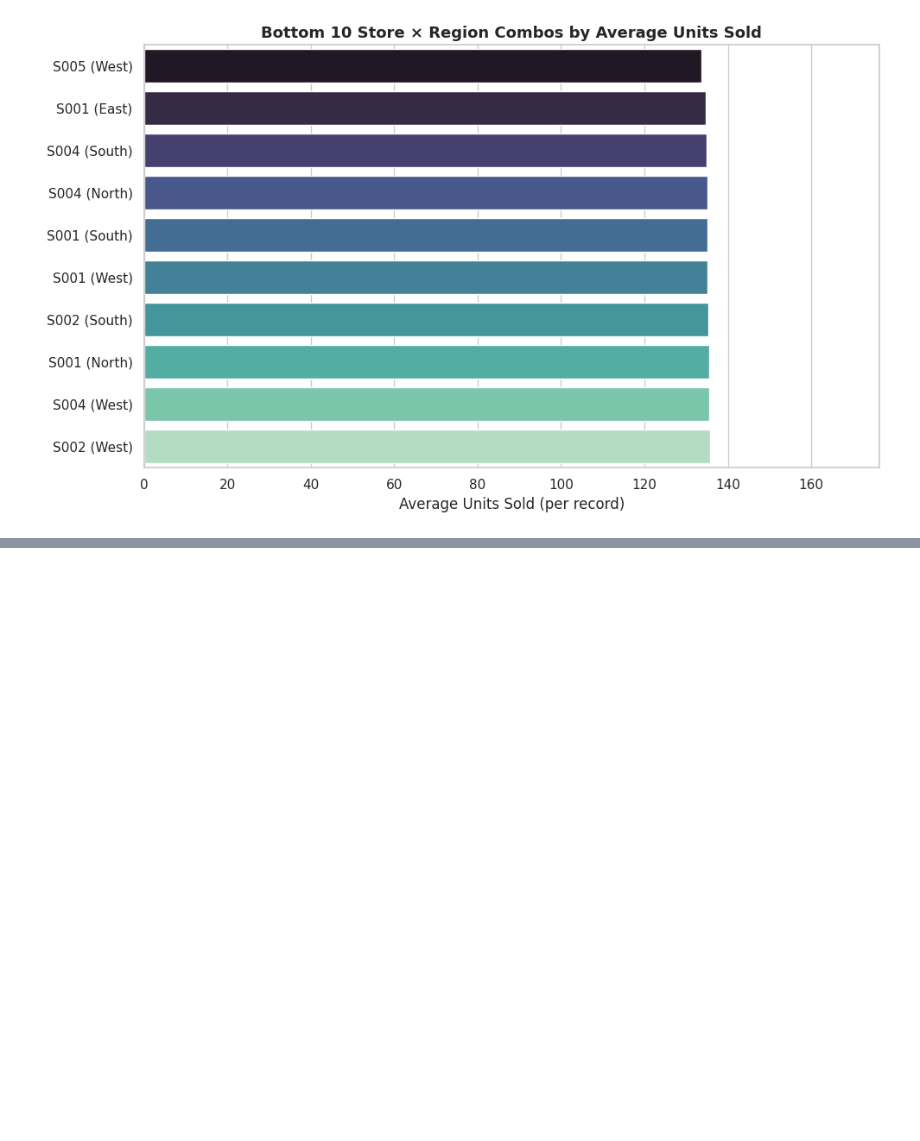
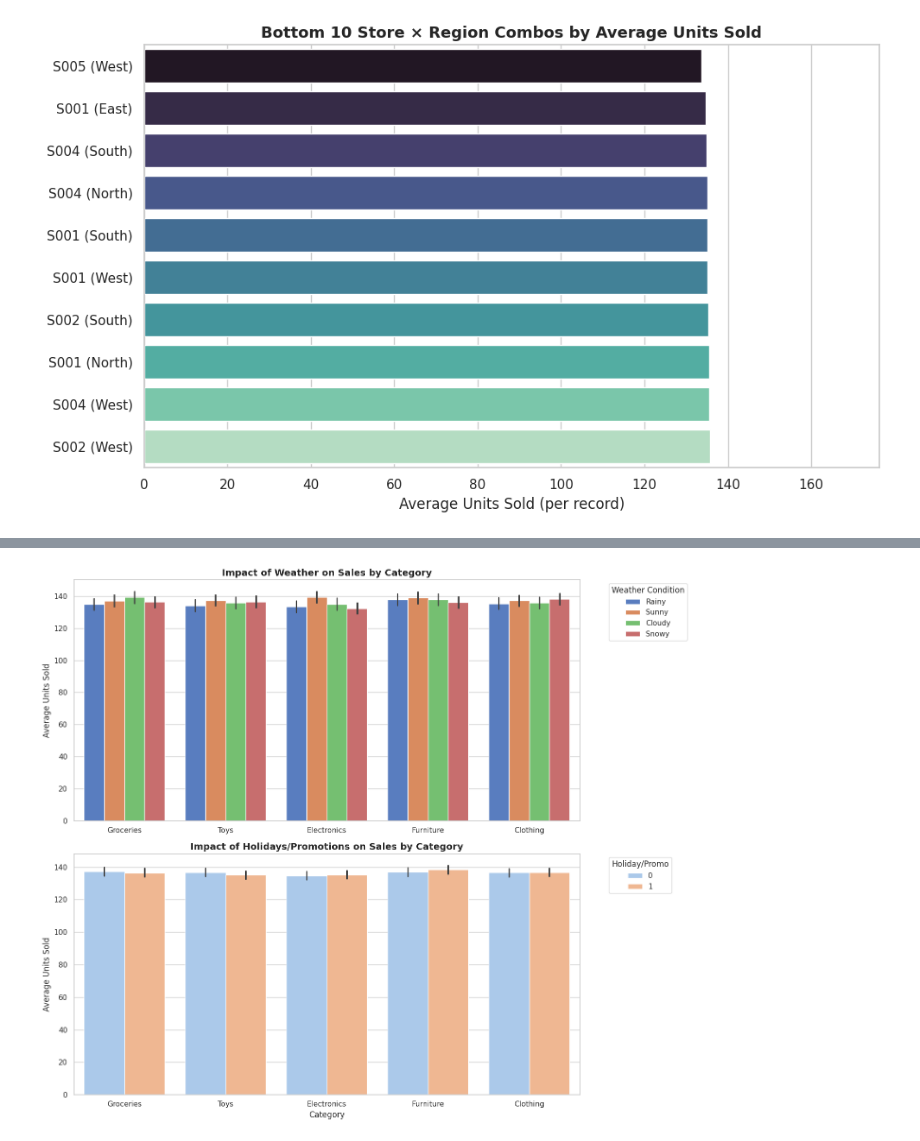
Before and after one commit to lianlianliann/Retail-Demand-Forecasting-Sales-Analysis, a Jupyter notebook: notebooks/01_Data_Cleaning_and_EDA.ipynb, the cells around one changed output, grey strips where cells are left out. Saved outputs shown, nothing was run; the diff lists cells and outputs as text; code cells hidden in the pictures; blank space fills up the shorter version.

Commit message:
feat: finished trends and details in phase 2

```diff
--- a/notebooks/01_Data_Cleaning_and_EDA.ipynb
+++ b/notebooks/01_Data_Cleaning_and_EDA.ipynb
@@ -297,0 +349,22 @@ plt.show()
+# %%
+# Create subplots for the two event-driven trends
+fig, axes = plt.subplots(2, 1, figsize=(14, 12))
+
+# Chart A: Weather Impact by Category
+sns.barplot(data=df, x='Category', y='Units Sold', hue='Weather Condition', palette='muted', ax=axes[0])
+axes[0].set_title('Impact of Weather on Sales by Category', fontsize=14, fontweight='bold')
+axes[0].set_xlabel('')
+axes[0].set_ylabel('Average Units Sold')
+axes[0].legend(title='Weather Condition', bbox_to_anchor=(1.05, 1), loc='upper left')
+
+# Chart B: Holiday/Promotion Impact by Category
+sns.barplot(data=df, x='Category', y='Units Sold', hue='Holiday/Promotion', palette='pastel', ax=axes[1])
+axes[1].set_title('Impact of Holidays/Promotions on Sales by Category', fontsize=14, fontweight='bold')
+axes[1].set_xlabel('Category', fontsize=12)
+axes[1].set_ylabel('Average Units Sold')
+axes[1].legend(title='Holiday/Promo', bbox_to_anchor=(1.05, 1), loc='upper left')
+
+plt.tight_layout()
+plt.show()
+# %% [output]
+[figure, added]
```
Also changed, not shown: parts of 9 cells of this notebook.
